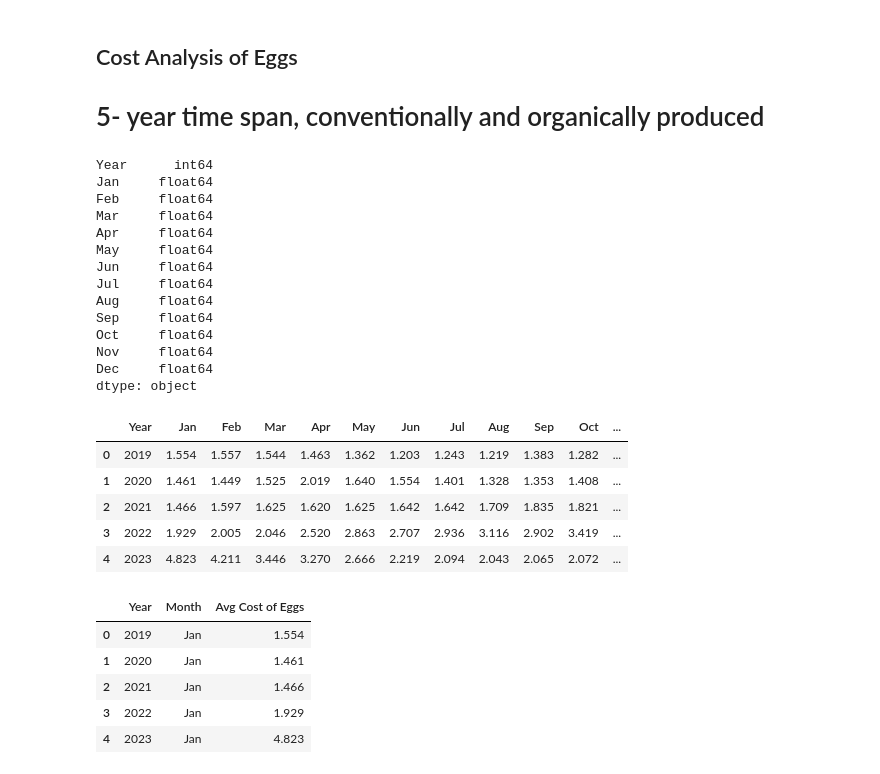
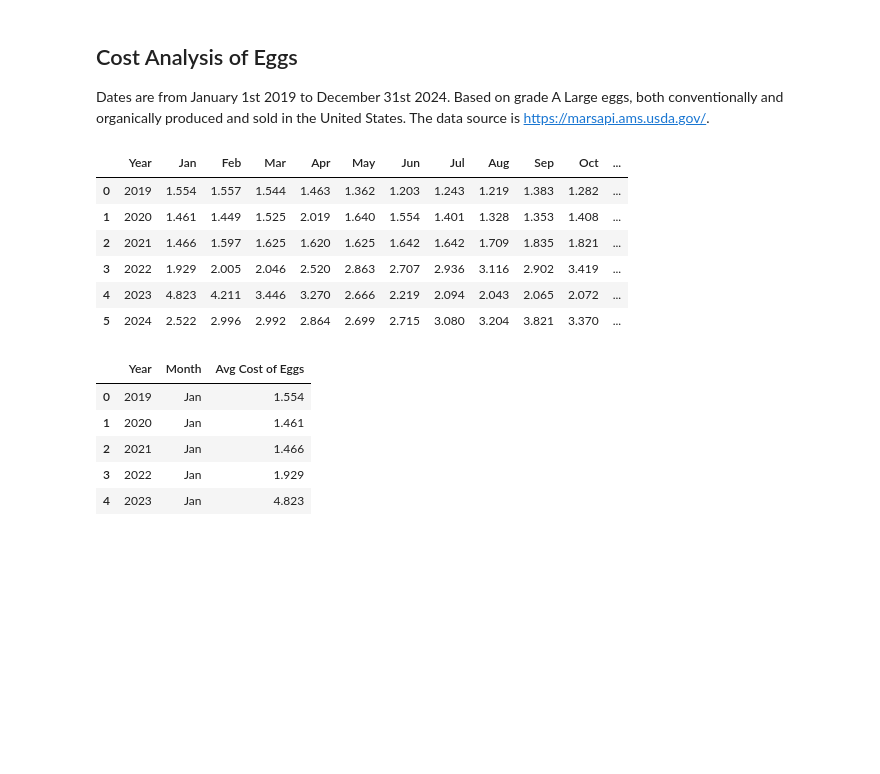
Before and after one commit to country4livin/Project-1-Repo, a Jupyter notebook: 5-yr_cost_of_eggs.ipynb, the cells around one changed output. Cells and saved outputs as stored; diff of their text form; code cells hidden in the pictures; blank space fills up the shorter version.

```diff
--- a/5-yr_cost_of_eggs.ipynb
+++ b/5-yr_cost_of_eggs.ipynb
@@ -1,6 +1,6 @@
 # %% [markdown]
 ## Cost Analysis of Eggs
-# 5- year time span, conventionally and organically produced
+Dates are from January 1st 2019 to December 31st 2024. Based on grade A Large eggs, both conventionally and organically produced and sold in the United States. The data source is https://marsapi.ams.usda.gov/.
 # %%
 import os
 import csv
@@ -12,31 +12,17 @@ import numpy as np
 # Load the csv file
 csv_path = Path("Resources/5_year_eggs.csv")
 # %%
+# Create a dataframe
 eggs_df = pd.read_csv(csv_path, low_memory=False)
+eggs_df
+# %% [output]
+|  | Year | Jan | Feb | Mar | Apr | May | Jun | Jul | Aug | Sep | Oct | ... |
+| 0 | 2019 | 1.554 | 1.557 | 1.544 | 1.463 | 1.362 | 1.203 | 1.243 | 1.219 | 1.383 | 1.282 | ... |
+| 1 | 2020 | 1.461 | 1.449 | 1.525 | 2.019 | 1.640 | 1.554 | 1.401 | 1.328 | 1.353 | 1.408 | ... |
+| 2 | 2021 | 1.466 | 1.597 | 1.625 | 1.620 | 1.625 | 1.642 | 1.642 | 1.709 | 1.835 | 1.821 | ... |
+| 3 | 2022 | 1.929 | 2.005 | 2.046 | 2.520 | 2.863 | 2.707 | 2.936 | 3.116 | 2.902 | 3.419 | ... |
+| 4 | 2023 | 4.823 | 4.211 | 3.446 | 3.270 | 2.666 | 2.219 | 2.094 | 2.043 | 2.065 | 2.072 | ... |
+| 5 | 2024 | 2.522 | 2.996 | 2.992 | 2.864 | 2.699 | 2.715 | 3.080 | 3.204 | 3.821 | 3.370 | ... |
-# %%
-print(eggs_df.dtypes)
-eggs_df.head()
-# %% [output]
-Year      int64
-Jan     float64
-Feb     float64
-Mar     float64
-Apr     float64
-May     float64
-Jun     float64
-Jul     float64
-Aug     float64
-Sep     float64
-Oct     float64
-Nov     float64
-Dec     float64
-dtype: object
-|  | Year | Jan | Feb | Mar | Apr | May | Jun | Jul | Aug | Sep | Oct | ... |
-| 0 | 2019 | 1.554 | 1.557 | 1.544 | 1.463 | 1.362 | 1.203 | 1.243 | 1.219 | 1.383 | 1.282 | ... |
-| 1 | 2020 | 1.461 | 1.449 | 1.525 | 2.019 | 1.640 | 1.554 | 1.401 | 1.328 | 1.353 | 1.408 | ... |
-| 2 | 2021 | 1.466 | 1.597 | 1.625 | 1.620 | 1.625 | 1.642 | 1.642 | 1.709 | 1.835 | 1.821 | ... |
-| 3 | 2022 | 1.929 | 2.005 | 2.046 | 2.520 | 2.863 | 2.707 | 2.936 | 3.116 | 2.902 | 3.419 | ... |
-| 4 | 2023 | 4.823 | 4.211 | 3.446 | 3.270 | 2.666 | 2.219 | 2.094 | 2.043 | 2.065 | 2.072 | ... |
 # %%
 # Use the Melt function to change the format from wide to long
 eggs_monthly = pd.melt(eggs_df, id_vars=["Year"], var_name="Month", value_name="Avg Cost of Eggs")
```
Also changed, not shown: parts of 3 cells of this notebook.
